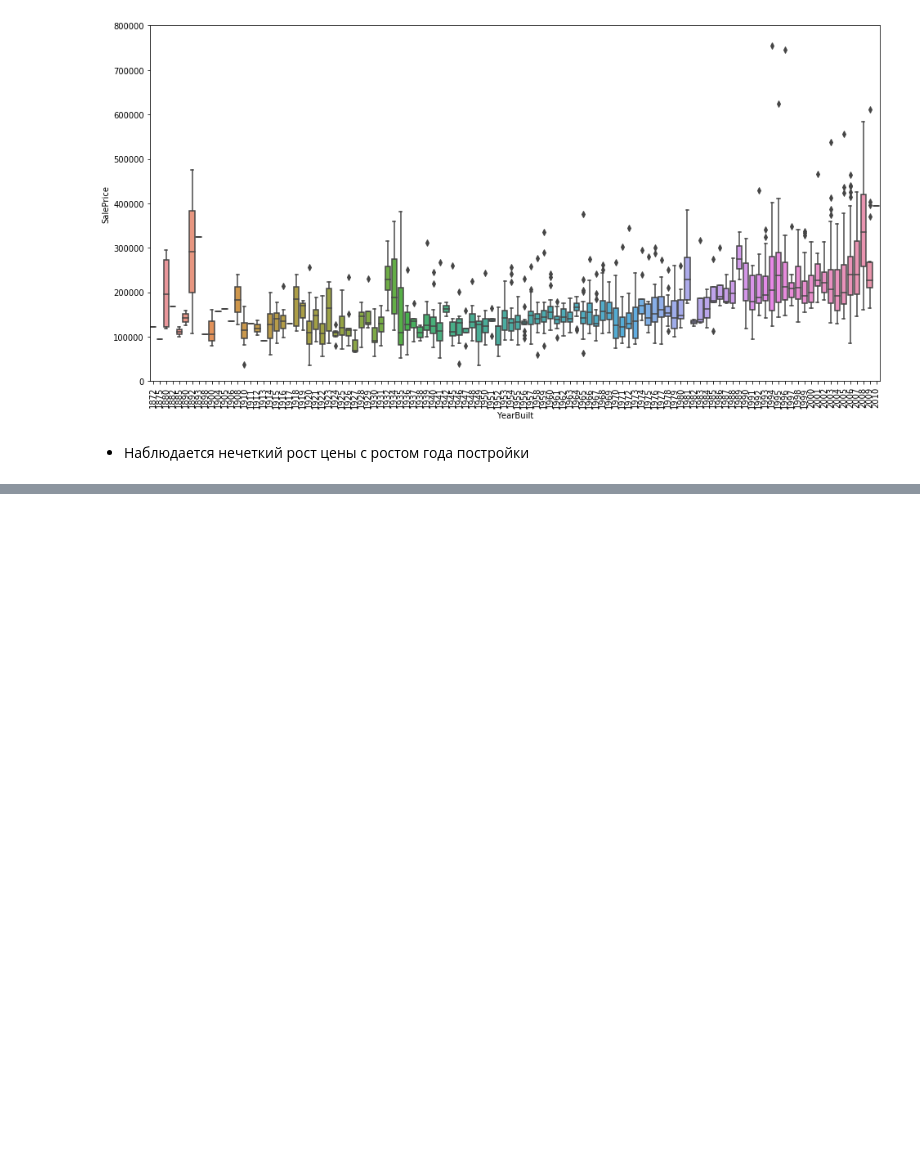
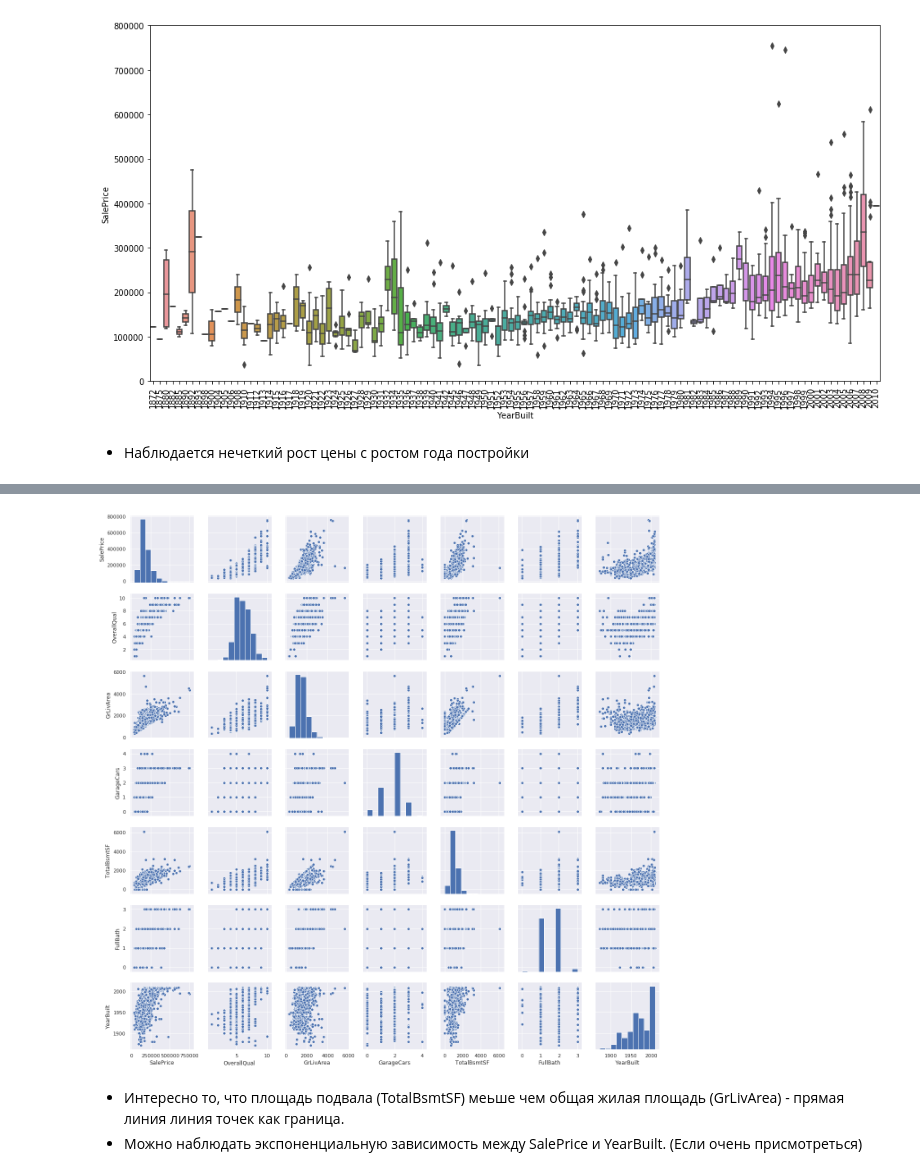
Before and after one commit to MelnikovAlmaz/kaggle_1_house_prices, a Jupyter notebook: eda/data_analysis.ipynb, the cells around one changed output, grey strips where cells are left out. Drawn from its saved outputs; the diff is of its cells as text; code cells hidden in the pictures; blank space fills up the shorter version.

```diff
--- a/eda/data_analysis.ipynb
+++ b/eda/data_analysis.ipynb
@@ -126,0 +152,11 @@ plt.xticks(rotation=90);
+# %%
+#scatterplot
+sns.set()
+cols = ['SalePrice', 'OverallQual', 'GrLivArea', 'GarageCars', 'TotalBsmtSF', 'FullBath', 'YearBuilt']
+sns.pairplot(df_train[cols], size = 2.5)
+plt.show();
+# %% [output]
+[figure, added]
+# %% [markdown]
+- Интересно то, что площадь подвала (TotalBsmtSF) меьше чем общая жилая площадь (GrLivArea) - прямая линия линия точек как граница.
+- Можно наблюдать экспоненциальную зависимость между SalePrice и YearBuilt. (Если очень присмотреться)
```
Also changed, not shown: parts of 36 cells of this notebook.
